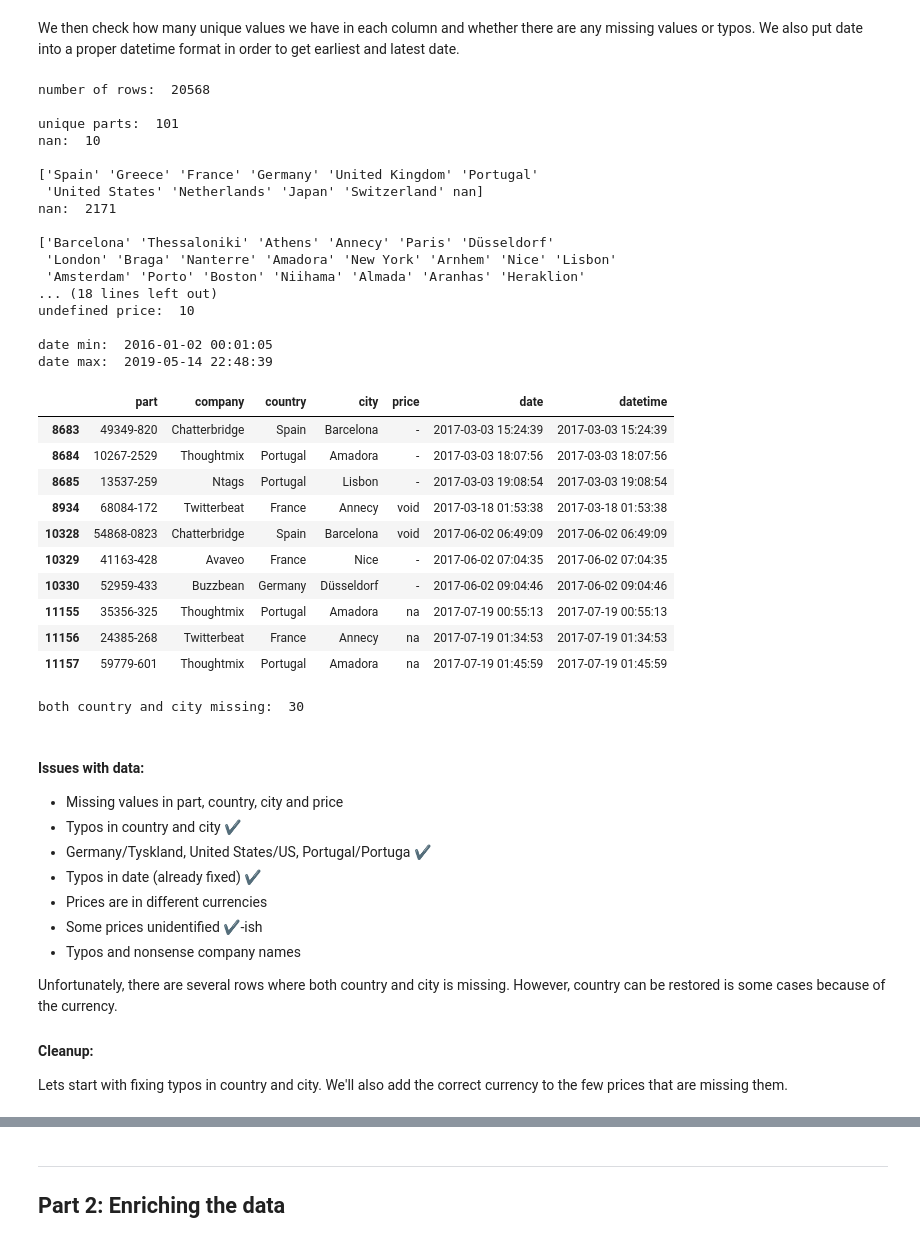
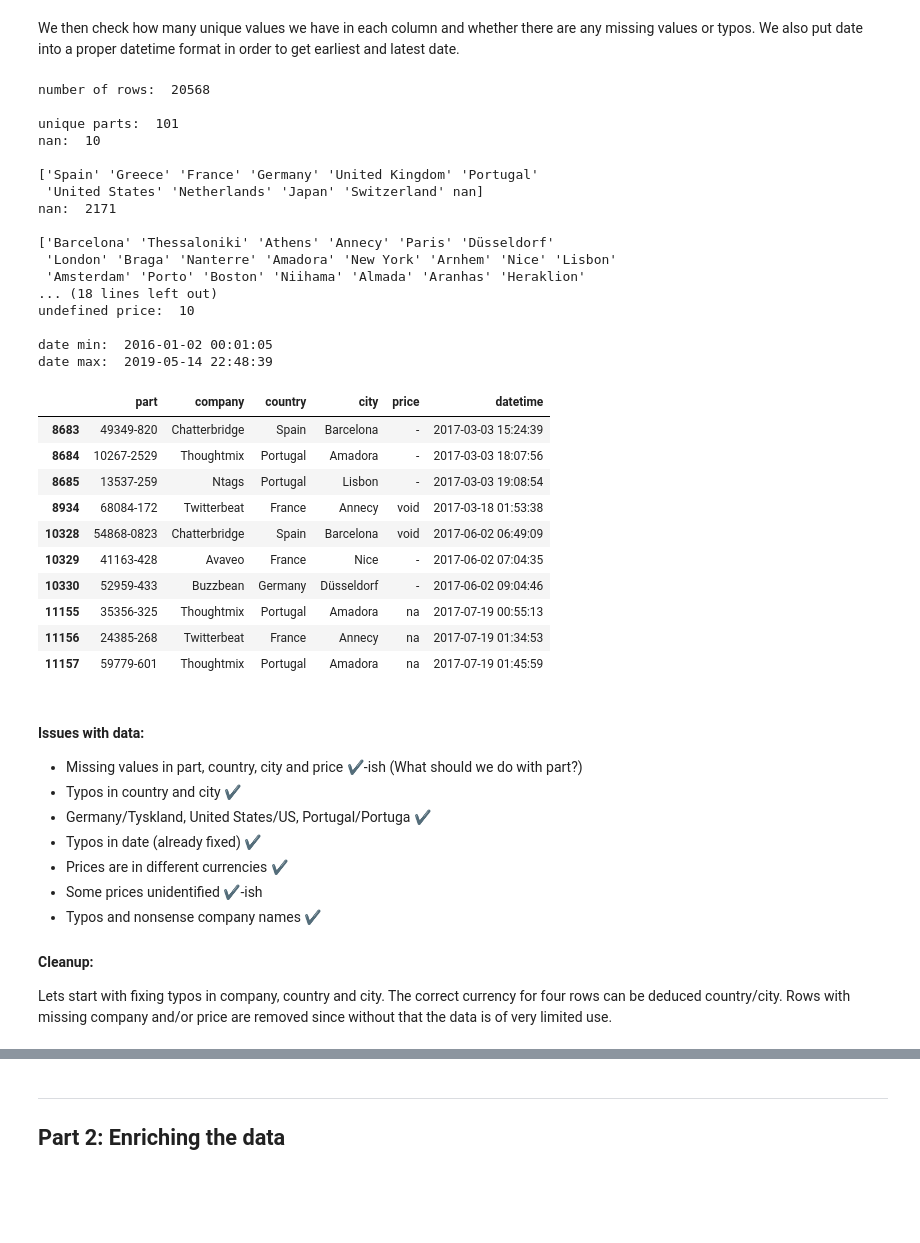
Before and after one commit to grimurz/project1, a Jupyter notebook: Project 1 - Customer Database.ipynb, the cells around one changed output, grey strips where cells are left out. Cells and saved outputs as stored; diff of their text form; code cells hidden in the pictures; blank space fills up the shorter version.

Commit message:
more cleaning + currency columns

```diff
--- a/Project 1 - Customer Database.ipynb
+++ b/Project 1 - Customer Database.ipynb
@@ -110,63 +110,57 @@ print('date nan: ', df.date.isna().sum(), '\n')
 
 print('price in €: ', len(df[df['price'].str.contains("€")==True]))
 print('price in £: ', len(df[df['price'].str.contains("£")==True]))
 print('price in $: ', len(df[df['price'].str.contains("$")==True]))
 print('price in ¥: ', len(df[df['price'].str.contains("¥")==True]))
 print('undefined price: ', len(df[df['price'].str.contains("[£$¥€]")==False]), '\n')
 
 df['datetime'] = pd.to_datetime(df.date)
 print('date min: ', df.datetime.min())
 print('date max: ', df.datetime.max())
+df.drop(['date'], inplace=True, axis=1)
 
 df[df['price'].str.contains("[£$¥€]")==False]
 # %% [output]
 number of rows:  20568
 
 unique parts:  101
 nan:  10
 
 ['Spain' 'Greece' 'France' 'Germany' 'United Kingdom' 'Portugal'
  'United States' 'Netherlands' 'Japan' 'Switzerland' nan]
 nan:  2171
 
 ['Barcelona' 'Thessaloniki' 'Athens' 'Annecy' 'Paris' 'Düsseldorf'
  'London' 'Braga' 'Nanterre' 'Amadora' 'New York' 'Arnhem' 'Nice' 'Lisbon'
  'Amsterdam' 'Porto' 'Boston' 'Niihama' 'Almada' 'Aranhas' 'Heraklion'
 ... (18 lines left out)
 undefined price:  10
 
 date min:  2016-01-02 00:01:05
 date max:  2019-05-14 22:48:39
-|  | part | company | country | city | price | date | datetime |
-| 8683 | 49349-820 | Chatterbridge | Spain | Barcelona | - | 2017-03-03 15:24:39 | 2017-03-03 15:24:39 |
-| 8684 | 10267-2529 | Thoughtmix | Portugal | Amadora | - | 2017-03-03 18:07:56 | 2017-03-03 18:07:56 |
-| 8685 | 13537-259 | Ntags | Portugal | Lisbon | - | 2017-03-03 19:08:54 | 2017-03-03 19:08:54 |
-| 8934 | 68084-172 | Twitterbeat | France | Annecy | void | 2017-03-18 01:53:38 | 2017-03-18 01:53:38 |
-| 10328 | 54868-0823 | Chatterbridge | Spain | Barcelona | void | 2017-06-02 06:49:09 | 2017-06-02 06:49:09 |
-| 10329 | 41163-428 | Avaveo | France | Nice | - | 2017-06-02 07:04:35 | 2017-06-02 07:04:35 |
-| 10330 | 52959-433 | Buzzbean | Germany | Düsseldorf | - | 2017-06-02 09:04:46 | 2017-06-02 09:04:46 |
-| 11155 | 35356-325 | Thoughtmix | Portugal | Amadora | na | 2017-07-19 00:55:13 | 2017-07-19 00:55:13 |
-| 11156 | 24385-268 | Twitterbeat | France | Annecy | na | 2017-07-19 01:34:53 | 2017-07-19 01:34:53 |
-| 11157 | 59779-601 | Thoughtmix | Portugal | Amadora | na | 2017-07-19 01:45:59 | 2017-07-19 01:45:59 |
+|  | part | company | country | city | price | datetime |
+| 8683 | 49349-820 | Chatterbridge | Spain | Barcelona | - | 2017-03-03 15:24:39 |
+| 8684 | 10267-2529 | Thoughtmix | Portugal | Amadora | - | 2017-03-03 18:07:56 |
+| 8685 | 13537-259 | Ntags | Portugal | Lisbon | - | 2017-03-03 19:08:54 |
+| 8934 | 68084-172 | Twitterbeat | France | Annecy | void | 2017-03-18 01:53:38 |
+| 10328 | 54868-0823 | Chatterbridge | Spain | Barcelona | void | 2017-06-02 06:49:09 |
+| 10329 | 41163-428 | Avaveo | France | Nice | - | 2017-06-02 07:04:35 |
+| 10330 | 52959-433 | Buzzbean | Germany | Düsseldorf | - | 2017-06-02 09:04:46 |
+| 11155 | 35356-325 | Thoughtmix | Portugal | Amadora | na | 2017-07-19 00:55:13 |
+| 11156 | 24385-268 | Twitterbeat | France | Annecy | na | 2017-07-19 01:34:53 |
+| 11157 | 59779-601 | Thoughtmix | Portugal | Amadora | na | 2017-07-19 01:45:59 |
-# %%
-temp = df[df['city'].isna()==True]
-print('both country and city missing: ', len(temp[temp['country'].isna()==True]))
-# %% [output]
-both country and city missing:  30
 # %% [markdown]
 #### Issues with data:
-- Missing values in part, country, city and price
+- Missing values in part, country, city and price **✔**-ish (What should we do with part?)
 - Typos in country and city **✔**
 - Germany/Tyskland, United States/US, Portugal/Portuga **✔**
 - Typos in date (already fixed) **✔**
-- Prices are in different currencies
+- Prices are in different currencies **✔**
 - Some prices unidentified **✔**-ish
-- Typos and nonsense company names
-
-Unfortunately, there are several rows where both country and city is missing. However, country can be restored is some cases because of the currency.
+- Typos and nonsense company names **✔**
 
 #### Cleanup:
-Lets start with fixing typos in country and city. We'll also add the correct currency to the few prices that are missing them.
+Lets start with fixing typos in company, country and city. The correct currency for four rows can be deduced country/city. Rows with missing company and/or price are removed since without that the data is of very limited use.
 # %%
 dfc = df # df cleaned
 
```
Also changed, not shown: parts of 8 cells of this notebook.
